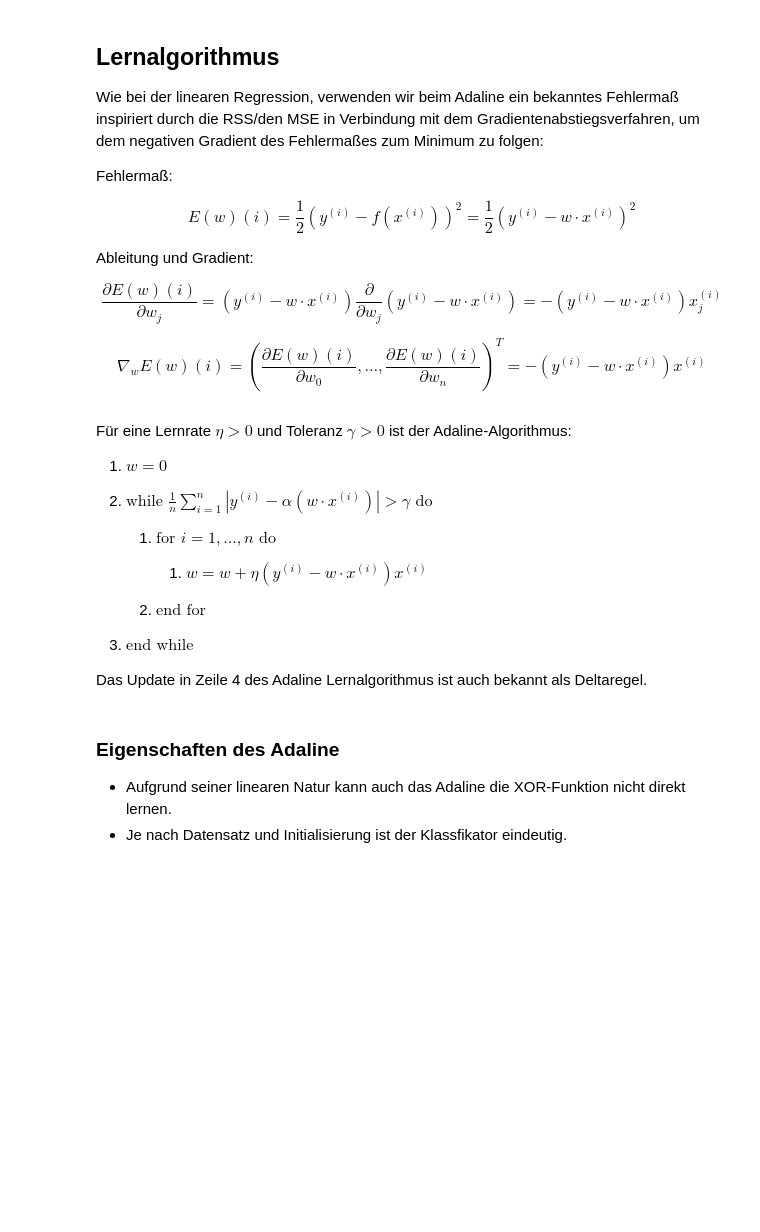
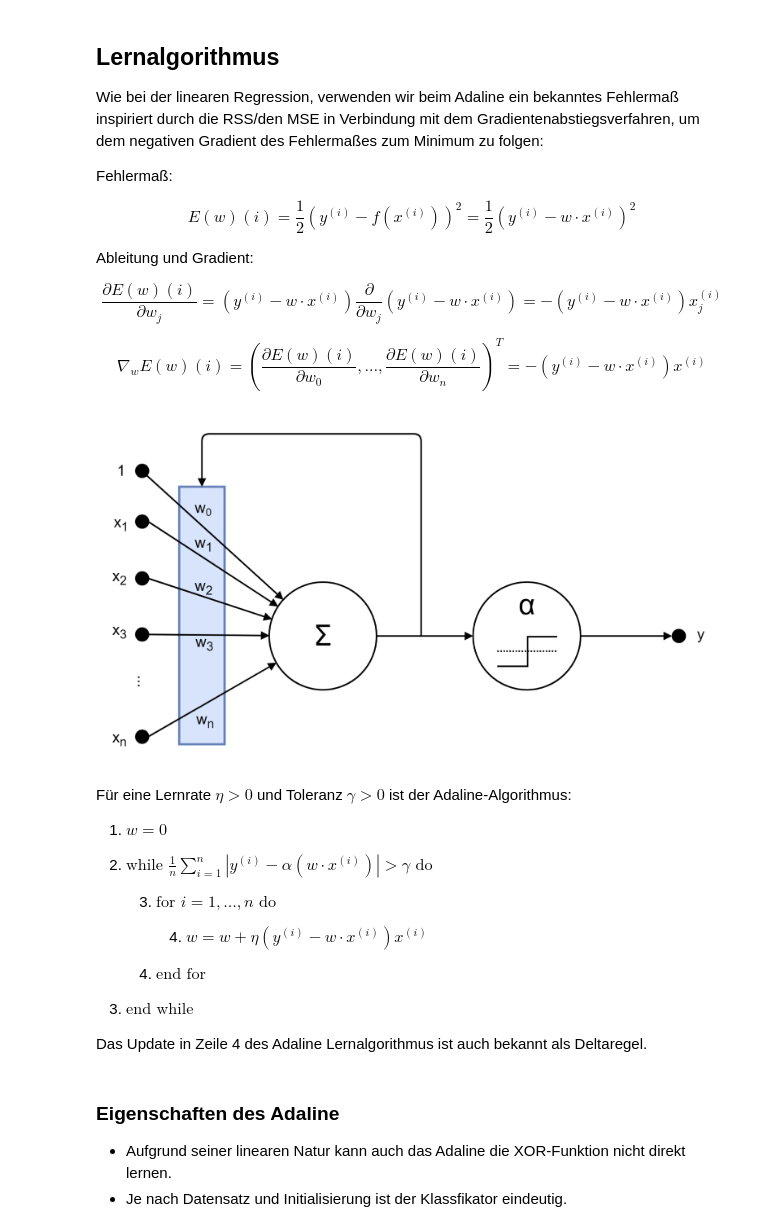
Before and after one commit to DataWithDino/Machine-Learning-Uni, a Jupyter notebook: Mathematische Zusammenfassung/5_Perzeptronen&Adaline.ipynb, the cells around one changed output. Cells and saved outputs as stored; diff of their text form; code cells hidden in the pictures; blank space fills up the shorter version.

```diff
--- a/Mathematische Zusammenfassung/5_Perzeptronen&Adaline.ipynb
+++ b/Mathematische Zusammenfassung/5_Perzeptronen&Adaline.ipynb
@@ -462,6 +477,13 @@ $$
 $$
 \nabla_w E (w)(i) = ( \frac{\partial E (w)(i)}{\partial w_0}, \ldots, \frac{\partial E (w)(i)}{\partial w_n} )^T = - ( y^{(i)} - w \cdot x^{(i)} ) x^{(i)}
 $$
+# %%
+
+# Bild anzeigen
+image_path = "media/AdelineLernen.png"  # Pfad zum Bild
+display(Image(filename=image_path))
+# %% [output]
+[figure, added]
 # %% [markdown]
 
 
@@ -471,13 +493,13 @@ Für eine Lernrate $\eta > 0$ und Toleranz $\gamma > 0$ ist der Adaline-Algorith
 1. $w = 0$
 2. $\text{while } \frac{1}{n} \sum_{i=1}^n |y^{(i)} - \alpha(w \cdot x^{(i)})| > \gamma \text{ do}$
 
-   1. $\text{for } i = 1, \ldots, n \text{ do}$
+   3. $\text{for } i = 1, \ldots, n \text{ do}$
 
-      1. $w = w + \eta (y^{(i)} - w \cdot x^{(i)}) x^{(i)}$
+      4. $w = w + \eta (y^{(i)} - w \cdot x^{(i)}) x^{(i)}$
 
-   2. $\text{end for}$
+   5. $\text{end for}$
 
-3. $\text{end while}$
+6. $\text{end while}$
 
 Das Update in Zeile 4 des Adaline Lernalgorithmus ist auch bekannt als Deltaregel.
 # %% [markdown]
```
Also changed, not shown: parts of 2 cells of this notebook, 3 other files.
